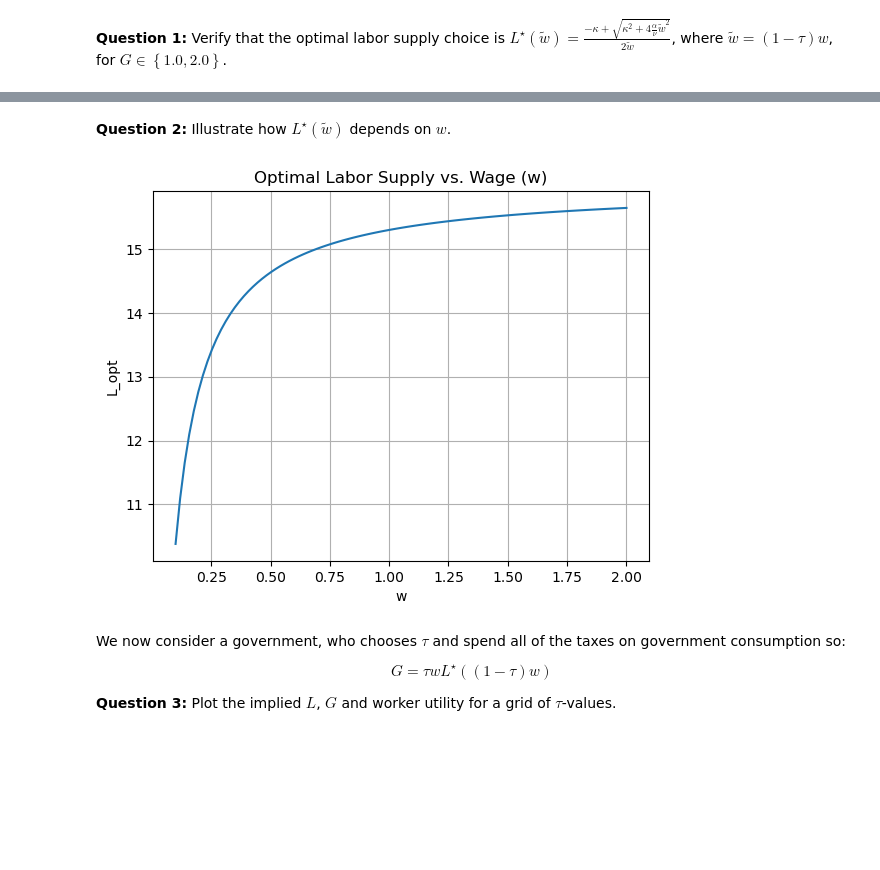
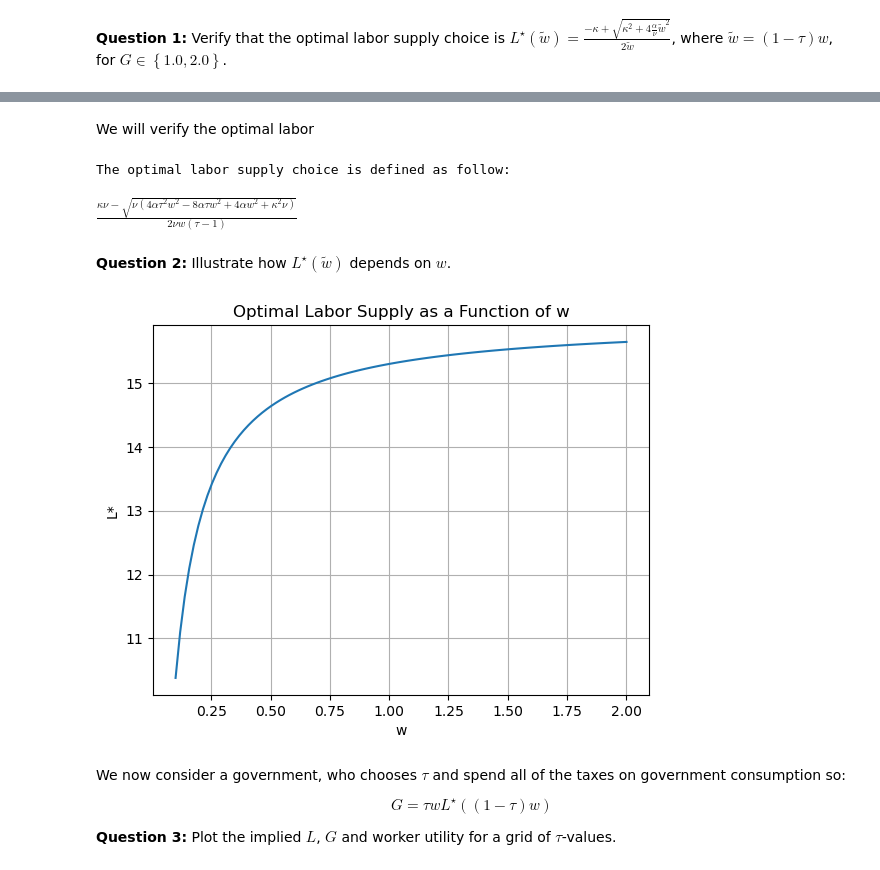
Before and after one commit to NumEconCopenhagen/projects-2023-kscd, a Jupyter notebook: Exam project/Exam-2023-notebook.ipynb, the cells around one changed output, grey strips where cells are left out. Drawn from its saved outputs; the diff is of its cells as text; code cells hidden in the pictures; blank space fills up the shorter version.

```diff
--- a/Exam project/Exam-2023-notebook.ipynb
+++ b/Exam project/Exam-2023-notebook.ipynb
@@ -136,27 +55,61 @@ For G = 2.0: Optimal labor supply (L*) = 15.3017
+# %% [markdown]
+We will verify the optimal labor
+# %%
+# Define the symbols
+L, alpha, kappa, nu, w, tau, G = sp.symbols('L alpha kappa nu w tau G')
+
+# Define the utility function
+C = kappa + (1 - tau) * w * L
+utility = sp.log(C**alpha * G**(1-alpha)) - nu * L**2 / 2
+
+# Calculate the derivative of the utility function with respect to L
+d_utility = sp.diff(utility, L)
+
+# Solve for L that makes the derivative equal to zero
+optimal_L = sp.solve(d_utility, L)
+
+# Simplify the expression for the optimal labor supply choice
+optimal_L = sp.simplify(optimal_L[0])
+
+# Display the optimal labor supply choice
+print('The optimal labor supply choice is defined as follow:')
+optimal_L
+# %% [output]
+The optimal labor supply choice is defined as follow:
+$\displaystyle \frac{\kappa \nu - \sqrt{\nu \left(4 \alpha \tau^{2} w^{2} - 8 \alpha \tau w^{2} + 4 \alpha w^{2} + \kappa^{2} \nu\right)}}{2 \nu w \left(\tau - 1\right)}$
 # %% [markdown]
 **Question 2:** Illustrate how $L^{\star}(\tilde{w})$ depends on $w$.
 # %%
-# write your code here
-import matplotlib.pyplot as plt
+# Define our baseline parameter values
+alpha_val = 0.5
+kappa_val = 1.0
+nu_val = 1 / (2 * 16**2)
+tau_val = 0.30
+G_val = 1.0
 
-# Setting G = 1.0
-G = 1.0
-
-# Range of w values
+# Define the range for w values
 w_values = np.linspace(0.1, 2.0, 100)
 
-# Calculate optimal labor supply for each w value
-L_optimal_values = [optimal_labor_supply(w, tau, G, alpha, kappa, nu) for w in w_values]
+# Calculate the labor supply for each value of w
+optimal_L_values = [optimal_L.subs([
+    (alpha, alpha_val),
+    (kappa, kappa_val),
+    (nu, nu_val),
+    (tau, tau_val),
+    (G, G_val),
+    (w, w_val)])
 
-# Plot the relationship between w and L_opt
-plt.plot(w_values, L_optimal_values)
+    for w_val in w_values]
+
+# Plot the relationship between L* and w
+plt.plot(w_values, optimal_L_values)
 plt.xlabel('w')
-plt.ylabel('L_opt')
-plt.title('Optimal Labor Supply vs. Wage (w)')
+plt.ylabel('L*')
+plt.title('Optimal Labor Supply as a Function of w')
 plt.grid(True)
 plt.show()
 # %% [output]
-[figure, old version]
+[figure, new version]
 # %% [markdown]
 
 We now consider a government, who chooses $\tau$ and spend all of the taxes on government consumption so:
```
Also changed, not shown: parts of 5 cells of this notebook.
